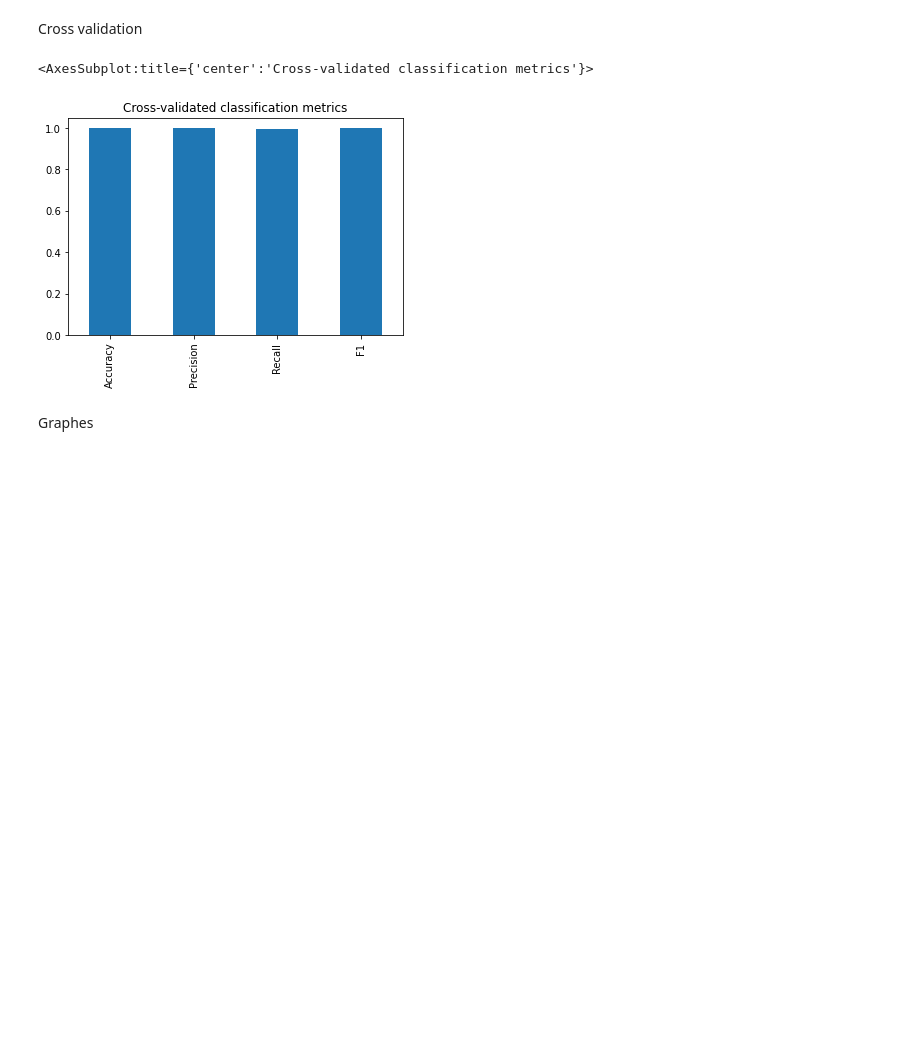
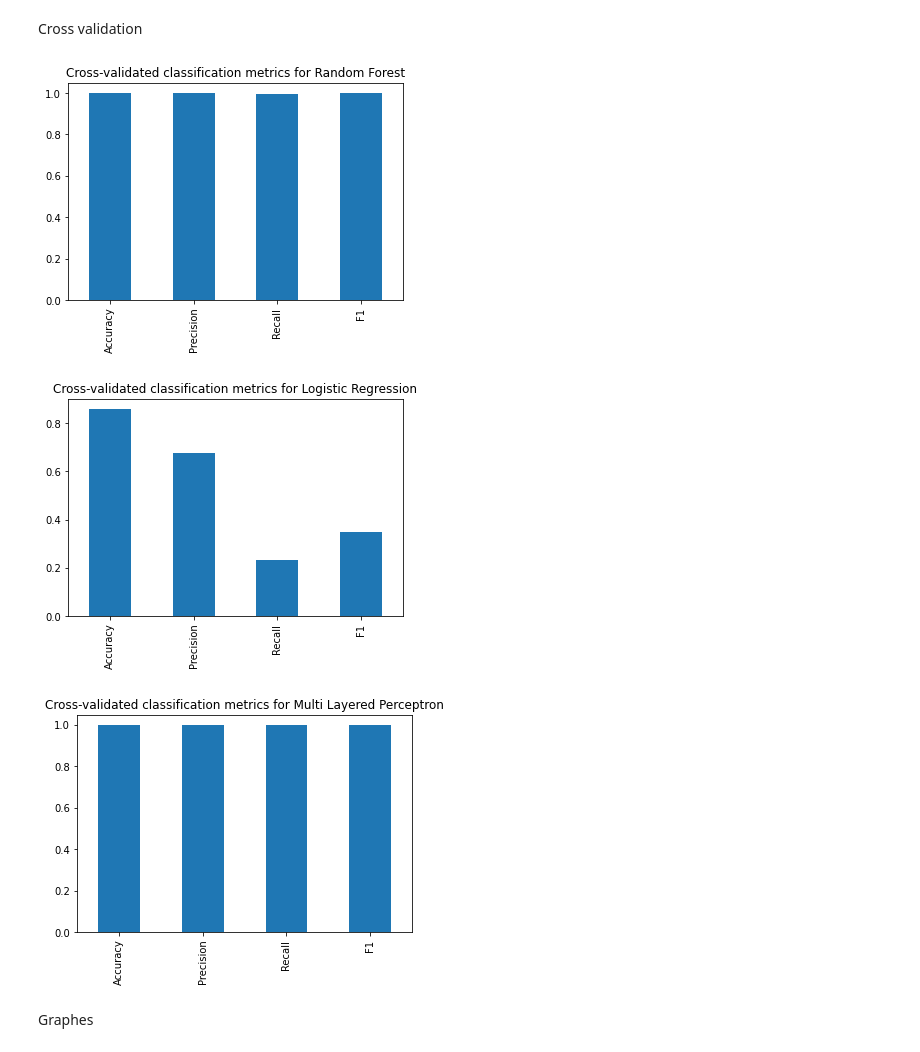
Before and after one commit to Mathieubola/ProjetIA, a Jupyter notebook: 4-Choix model et parametres.ipynb, the cells around one changed output. Cells and saved outputs as stored; diff of their text form; code cells hidden in the pictures; blank space fills up the shorter version.

```diff
--- a/4-Choix model et parametres.ipynb
+++ b/4-Choix model et parametres.ipynb
@@ -173,0 +172,11 @@ Zero One Loss :  0.017006802721088454
+# %%
+model_dict = {
+    'Random Forest': RandomForestClassifier(random_state=42),
+    'Logistic Regression': LogisticRegression(C=0.15, penalty="l2"),
+    'Multi Layered Perceptron': MLPClassifier(random_state=42)
+}
+
+y_pred_dict = {}
+for name, model in model_dict.items():
+    model.fit(X_train, y_train)
+    y_pred_dict[name] = model.predict(X_test)
@@ -222,30 +293,27 @@ Cross validation
 # %%
 from sklearn.model_selection import cross_validate, cross_val_predict, cross_val_score
 
-#cv = cross_validate(classifier, X, y, cv = 5, scoring = ('neg_mean_squared_error'))
-#print('Cross validation de: ', cv)
+for i, modelnname  in enumerate([(k, v) for k, v in model_dict.items()]):
+    classifier_acc = cross_val_score(modelnname[1], X, y, cv = 5, scoring="accuracy")
+    classifier_precision = cross_val_score(modelnname[1], X, y, cv = 5, scoring="precision")
+    classifier_recall = cross_val_score(modelnname[1], X, y, cv = 5, scoring="recall")
+    classifier_f1 = cross_val_score(modelnname[1], X, y, cv=5, scoring="f1")
 
-#cv_predict = cross_val_predict(classifier, X, y, cv = 5)
-#print('Prediction de la cross validation: ', cv_predict)
+    classifier_acc, classifier_precision, classifier_recall, classifier_f1
 
-classifier_acc = cross_val_score(classifier, X, y, cv = 5, scoring="accuracy")
-classifier_precision = cross_val_score(classifier, X, y, cv = 5, scoring="precision")
-classifier_recall = cross_val_score(classifier, X, y, cv = 5, scoring="recall")
-classifier_f1 = cross_val_score(classifier, X, y, cv=5, scoring="f1")
+    classifierMetrics = pd.DataFrame({
+        "Accuracy": np.mean(classifier_acc),
+        "Precision": np.mean(classifier_precision),
+        "Recall": np.mean(classifier_recall),
+        "F1": np.mean(classifier_f1)}, index=[0])
 
-classifier_acc, classifier_precision, classifier_recall, classifier_f1
-
-classifierMetrics = pd.DataFrame({"Accuracy": np.mean(classifier_acc),
-                           "Precision": np.mean(classifier_precision),
-                           "Recall": np.mean(classifier_recall),
-                           "F1": np.mean(classifier_f1)},
-                          index=[0])
-
-classifierMetrics.T.plot.bar(title="Cross-validated classification metrics",
-                      legend=False)
+    classifierMetrics.T.plot.bar(
+        title=f"Cross-validated classification metrics for {modelnname[0]}",
+        legend=False)
 # %% [output]
-<AxesSubplot:title={'center':'Cross-validated classification metrics'}>
-[figure, old version]
+[figure, new version]
+[figure, added]
+[figure, added]
 # %% [markdown]
 Graphes
 # %%
```
Also changed, not shown: parts of 14 cells of this notebook, 2 other files.
